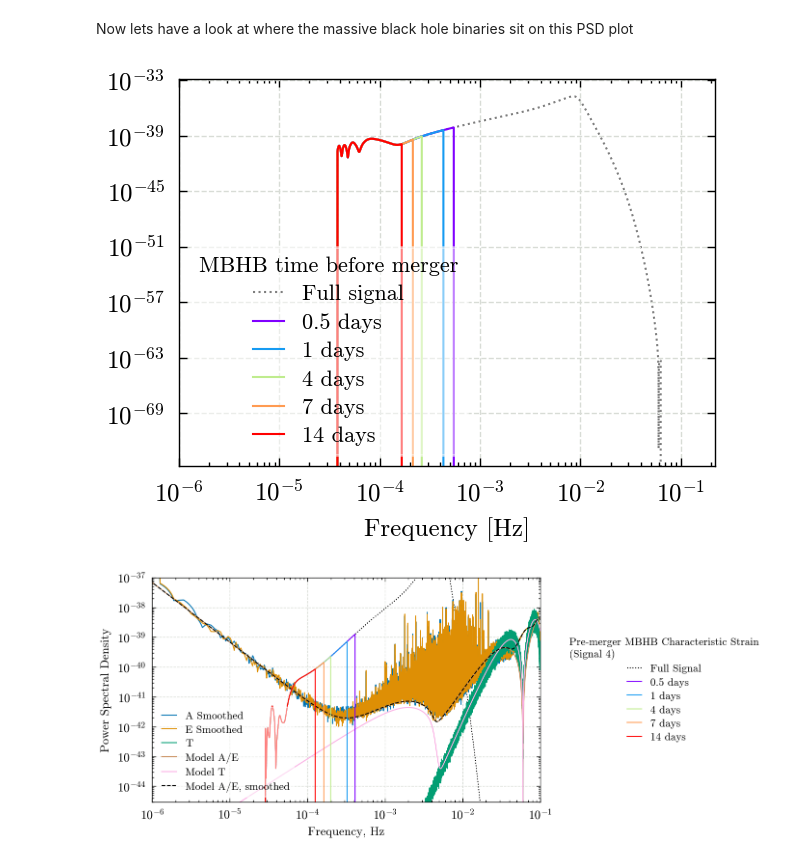
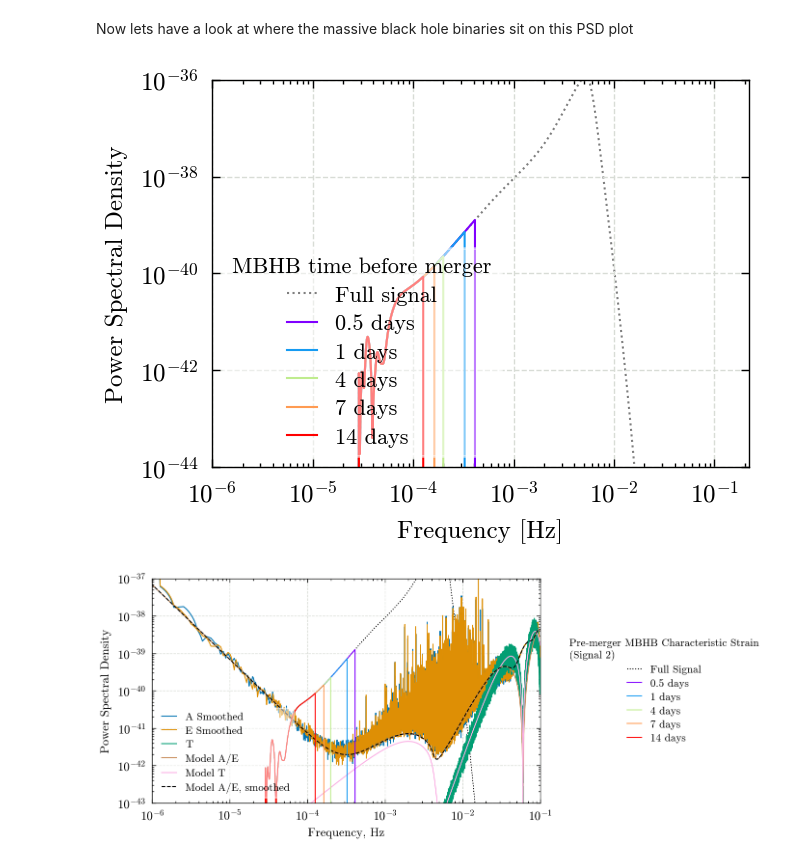
Before and after one commit to icg-gravwaves/lisa_premerger_sangria, a Jupyter notebook: estimate_psds/plot_psds.ipynb, the cells around one changed output. Drawn from its saved outputs; the diff is of its cells as text; code cells hidden in the pictures.

```diff
--- a/estimate_psds/plot_psds.ipynb
+++ b/estimate_psds/plot_psds.ipynb
@@ -114,56 +114,58 @@ Now lets have a look at where the massive black hole binaries sit on this PSD pl
 # days before merger to use as cutoffs
 cutoff_days = [0.5, 1, 4, 7, 14]
 norm = mcolors.LogNorm(vmin=min(cutoff_days), vmax=max(cutoff_days))
 cmap = colormaps.get_cmap('rainbow')
 sm = cm.ScalarMappable(
     norm=norm,
     cmap=cmap
 )
 
 time_before_colors = {
     time_before: sm.to_rgba(time_before)
     for time_before in cutoff_days
 }
 time_before_colors[0] = 'k'
 
 width = plt.rcParams["figure.figsize"][0]
 height = plt.rcParams["figure.figsize"][1] * 1.25
 fig, ax = plt.subplots(1, figsize=(width, height))
 
-for sig_num in [4]:
-    full_A_char = load_frequencyseries(
-        f'characteristic_strain/characteristic_strain_{sig_num}_full.txt'
+example_signal_number = 2
+
+full_A_char = load_frequencyseries(
+    f'characteristic_strain/characteristic_strain_{example_signal_number}_full.txt'
+)
+ax.loglog(
+    full_A_char.sample_frequencies,
+    full_A_char ** 2 / full_A_char.sample_frequencies,
+    c='k',
+    label='Full signal',
+    linestyle=':',
+    zorder=-100,
+    alpha=0.5
+)
+for days in cutoff_days:
+    A_char = load_frequencyseries(
+        f'characteristic_strain/characteristic_strain_{example_signal_number}_{days}.txt'
     )
+
     ax.loglog(
-        full_A_char.sample_frequencies,
-        full_A_char ** 2 / full_A_char.sample_frequencies,
-        c='k',
-        label='Full signal',
-        linestyle=':',
-        zorder=-100,
-        alpha=0.5
+        A_char.sample_frequencies,
+        A_char ** 2 / A_char.sample_frequencies,
+        color=time_before_colors[days],
+        label=f'{days} days'
     )
-    for days in cutoff_days:
-        A_char = load_frequencyseries(
-            f'characteristic_strain/characteristic_strain_{sig_num}_{days}.txt'
-        )
-
-        ax.loglog(
-            A_char.sample_frequencies,
-            A_char ** 2 / A_char.sample_frequencies,
-            color=time_before_colors[days],
-            label=f'{days} days'
-        )
 
 
+ax.set_ylabel("Power Spectral Density")
 ax.set_xlabel("Frequency [Hz]")
 ax.grid()
 ax.legend(title='MBHB time before merger', loc='lower left')
 ax.set_xlim(left=1e-6)
-ax.set_ylim
+ax.set_ylim([3e-45, 1e-36])
 fig.show()
 # %% [output]
-[figure, old version]
+[figure, new version]
 # %%
 width = plt.rcParams["figure.figsize"][0] * 1.5
 height = plt.rcParams["figure.figsize"][1] * 1.5
@@ -213,7 +215,7 @@ line2 = []
 labels2 = []
 
 full_h_c= load_frequencyseries(
-    f'characteristic_strain/characteristic_strain_2_full.txt'
+    f'characteristic_strain/characteristic_strain_{example_signal_number}_full.txt'
 )
 ax.loglog(
     full_h_c.sample_frequencies,
@@ -234,7 +236,7 @@ line2.append(
 labels2.append('Full Signal')
 for days in cutoff_days:
     h_c = load_frequencyseries(
-        f'characteristic_strain/characteristic_strain_2_{days}.txt'
+        f'characteristic_strain/characteristic_strain_{example_signal_number}_{days}.txt'
     )
 
     ax.loglog(
@@ -252,18 +254,18 @@ for days in cutoff_days:
     )
     labels2.append(f'{days} days' if days > 0 else 'Full Signal')
 
-ax.legend(
+leg2 = ax.legend(
     line2,
     labels2,
     loc="center left",
-    title=f"Pre-merger MBHB Characteristic Strain\n(Signal 4)",
+    title=f"Pre-merger MBHB Characteristic Strain\n(Signal {example_signal_number})",
     bbox_to_anchor=(1.05,0.5),
 )
 ax.add_artist(leg1)
-ax.set_ylim([3e-45, 1e-37])
+ax.set_ylim([1e-43, 1e-37])
 ax.set_xlim([1e-6, 1e-1])
 ax.grid(zorder=-100)
 
 fig.savefig('../paper/images/figure_X_psds_with_sources.pdf')
 # %% [output]
-[figure, old version]
+[figure, new version]
```
Also changed, not shown: 52 other files.
